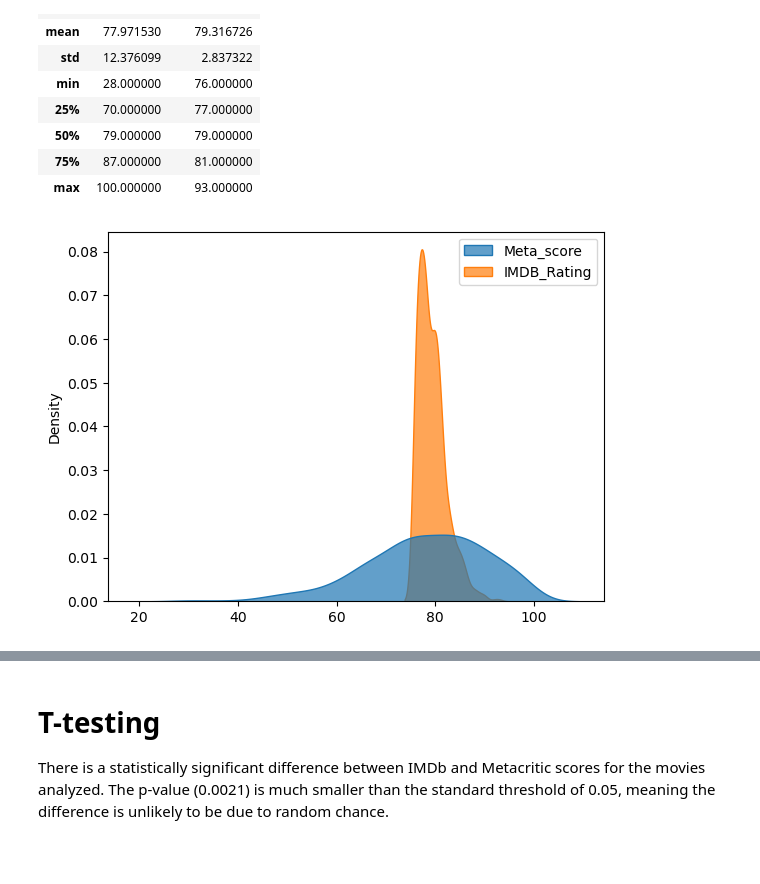
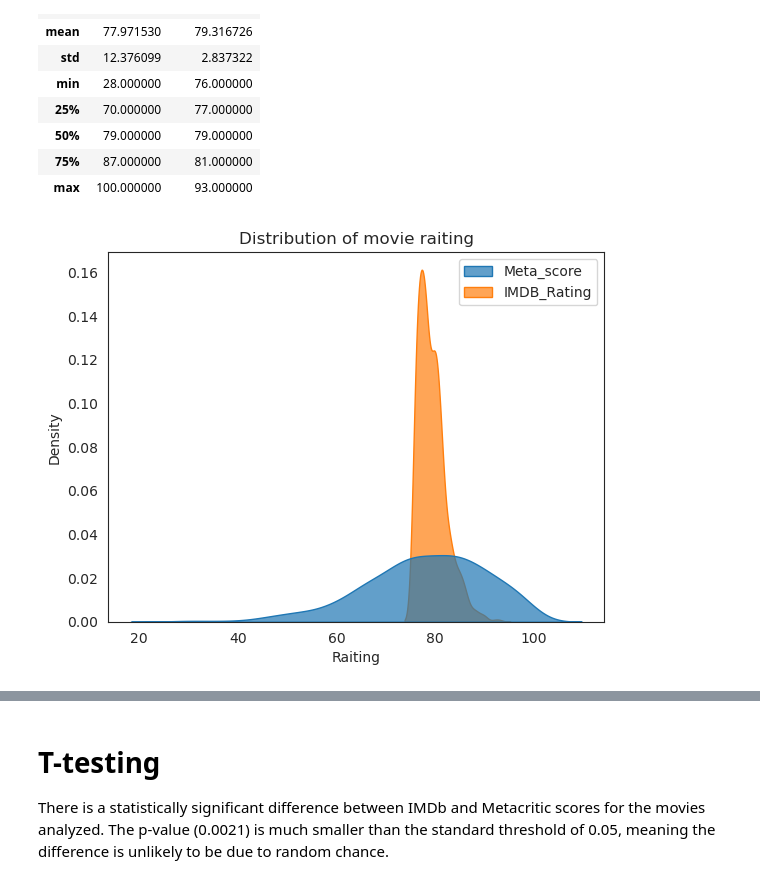
Before and after one commit to Doctor2007/movie_analysis, a Jupyter notebook: main.ipynb, the cells around one changed output, grey strips where cells are left out. Drawn from its saved outputs; the diff is of its cells as text; code cells hidden in the pictures; blank space fills up the shorter version.

```diff
--- a/main.ipynb
+++ b/main.ipynb
@@ -33,7 +33,7 @@ This dataset contains information about the top 1000 movies rated on IMDb. Below
 
 The dataset contains 1000 entries with 16 columns. Some columns like Certificate (10.1% missing) and Meta_score (15.7% missing) contain null values.
 # %%
-movies = movies_full.drop(columns=['Poster_Link', 'Overview', 'Star1', 'Star2', 'Star3', 'Star4', 'Director', 'No_of_Votes'])
+movies = movies_full.drop(columns=['Poster_Link', 'Overview', 'Star3', 'Star4', 'No_of_Votes'])
 movies = movies.set_index('Series_Title')
 movies.head()
 # %% [output]
@@ -112,7 +109,10 @@ critics_score.describe()
 | 75% | 87.000000 | 81.000000 |
 | max | 100.000000 | 93.000000 |
 # %%
-sns.kdeplot(data=critics_score, fill=True, alpha=0.7)
+sns.kdeplot(data=critics_score, fill=True, alpha=0.7, common_norm=False)
+plt.title('Distribution of movie raiting')
+plt.ylabel('Density')
+plt.xlabel('Raiting')
 plt.show()
 # %% [output]
-[figure, old version]
+[figure, new version]
```
Also changed, not shown: parts of 16 cells of this notebook.
